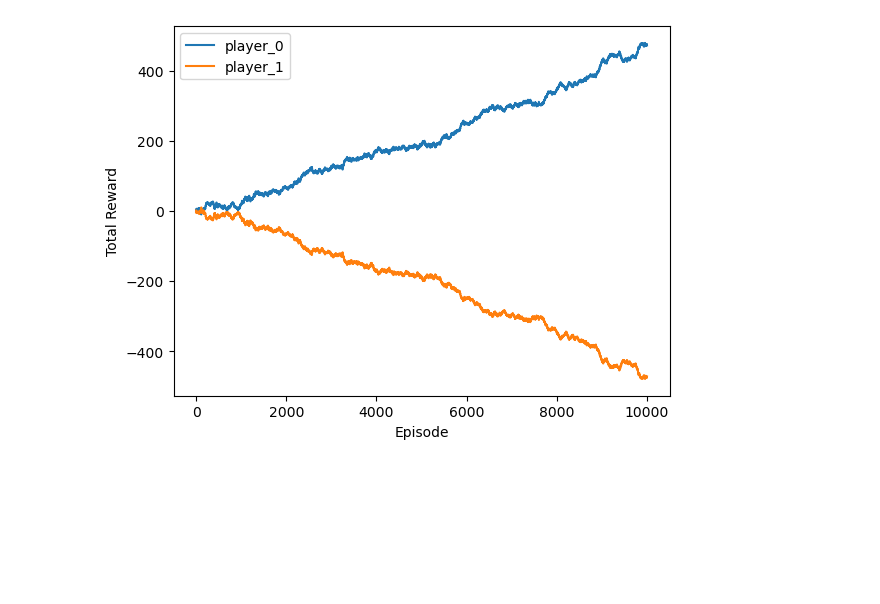
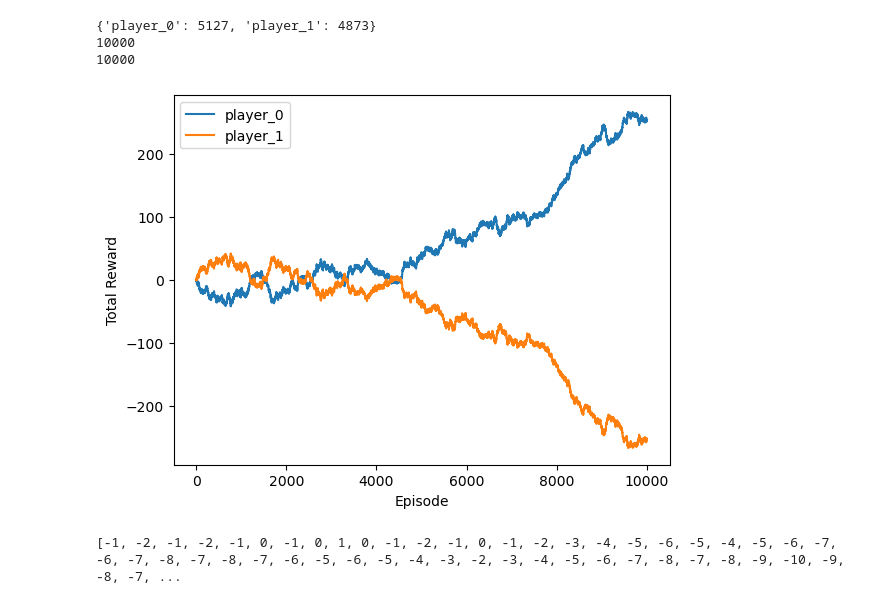
Before and after one commit to peter5000/Lands-RL, a Jupyter notebook: testenv.ipynb, the cells around one changed output. Drawn from its saved outputs; the diff is of its cells as text; code cells hidden in the pictures; blank space fills up the shorter version.

```diff
--- a/testenv.ipynb
+++ b/testenv.ipynb
@@ -27,40 +31,58 @@ reward_history = {
     'player_1': []
 }
 
+wins = {
+    'player_0': 0,
+    'player_1': 0
+}
 for episode in range(num_episodes):
     environment.reset()
     episode_reward = 0
+
+
 
     for agent in environment.agent_iter():
         observation, reward, termination, truncation, info = environment.last()
 
         if termination or truncation:
             action = None
             # print(reward)
             reward_history[agent].append((reward + reward_history[agent][-1]) if len(reward_history[agent]) > 0 else reward)
+            wins[agent] += 1 if reward > 0 else 0
             # print(environment.rewards)
         else:
             mask = observation["action_mask"]
             # this is where you would insert your policy
             action = environment.action_space(agent).sample(mask)
 
         environment.step(action)
 
 
     # print(f"Episode {episode + 1}: Total Reward: {episode_reward}")
 
 environment.close()
+print(wins)
+
+print(len(reward_history['player_0']))
+print(len(reward_history['player_1']))
 
 # print(reward_history)
 
 # Plot the reward history
 import matplotlib.pyplot as plt
 
 plt.plot(reward_history['player_0'], label='player_0')
 plt.plot(reward_history['player_1'], label='player_1')
 plt.xlabel('Episode')
 plt.ylabel('Total Reward')
 plt.legend()
 plt.show()
 # %% [output]
+{'player_0': 5127, 'player_1': 4873}
+10000
+10000
-[figure, old version]
+[figure, new version]
+# %%
+print(reward_history['player_0'])
+# %% [output]
+[-1, -2, -1, -2, -1, 0, -1, 0, 1, 0, -1, -2, -1, 0, -1, -2, -3, -4, -5, -6, -5, -4, -5, -6, -7, -6, -7, -8, -7, -8, -7, -6, -5, -6, -5, -4, -3, -2, -3, -4, -5, -6, -7, -8, -7, -8, -9, -10, -9, -8, -7, ...
```
Also changed, not shown: parts of 1 cell of this notebook, 8 other files.
